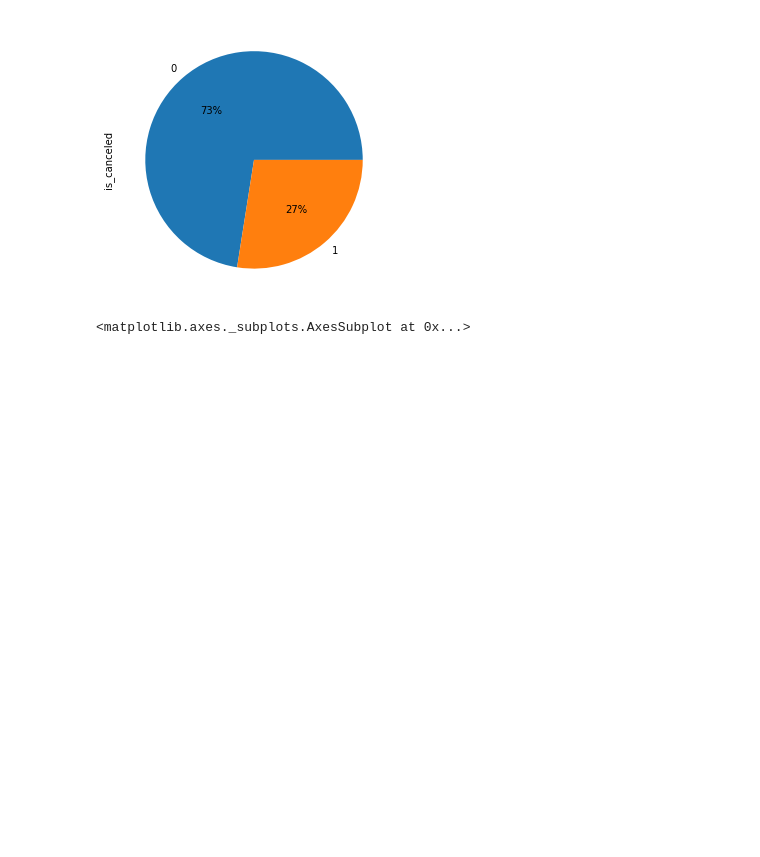
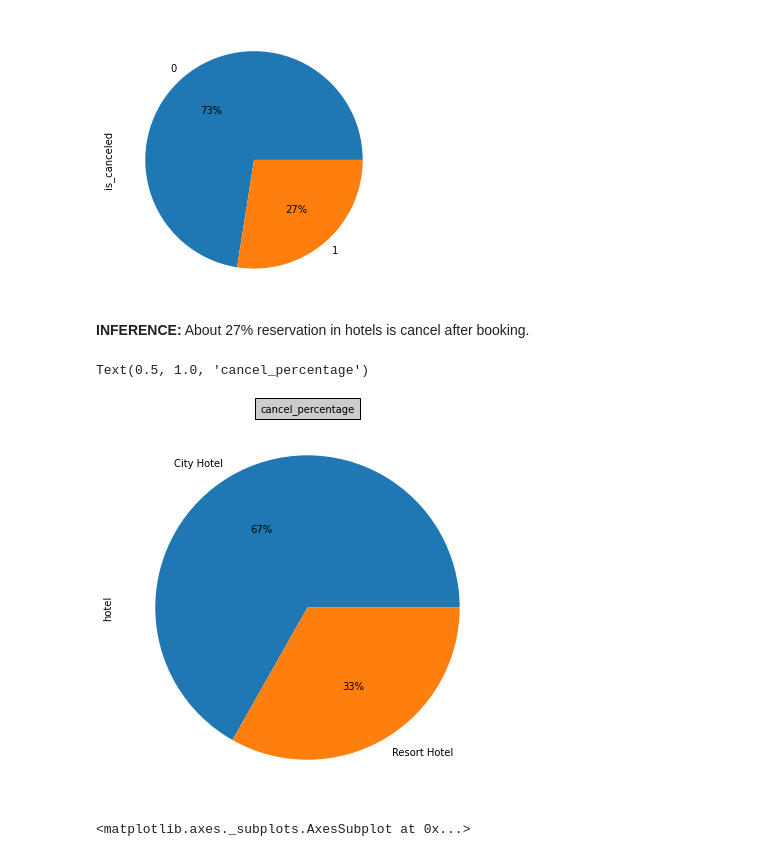
Before and after one commit to gauriagarwal18/Hotel_Booking_Analysis, a Jupyter notebook: Hotel_Booking.ipynb, the cells around one changed output. Saved outputs shown, nothing was run; the diff lists cells and outputs as text; code cells hidden in the pictures; blank space fills up the shorter version.

```diff
--- a/Hotel_Booking.ipynb
+++ b/Hotel_Booking.ipynb
@@ -182,4 +174,15 @@ hotel_type.plot(kind = 'pie',figsize = (5,5),autopct='%1.0f%%')
 # %% [output]
 <matplotlib.axes._subplots.AxesSubplot at 0x...>
 [figure]
+# %% [markdown]
+**INFERENCE:**
+About 27% reservation in hotels is cancel after booking.
+# %%
+#try to convert whole senerio into bargraph
+canceled_hotel = hotels.loc[hotels['is_canceled'] == 1, 'hotel'].value_counts()
+canceled_hotel.plot(kind = 'pie',figsize = (7,7),autopct='%1.0f%%')
+plt.title('cancel_percentage',bbox={'facecolor':'0.8', 'pad':5}, fontsize = 10)
+# %% [output]
+Text(0.5, 1.0, 'cancel_percentage')
+[figure, added]
 # %%
```
Also changed, not shown: parts of 20 cells of this notebook.
